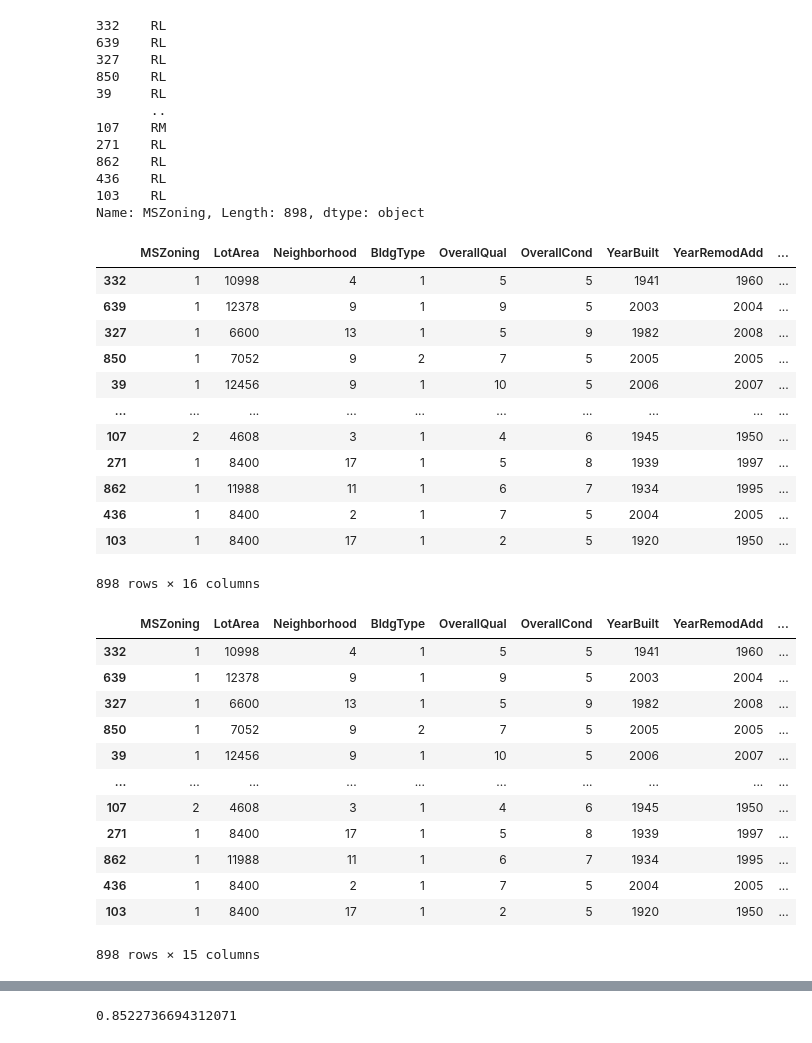
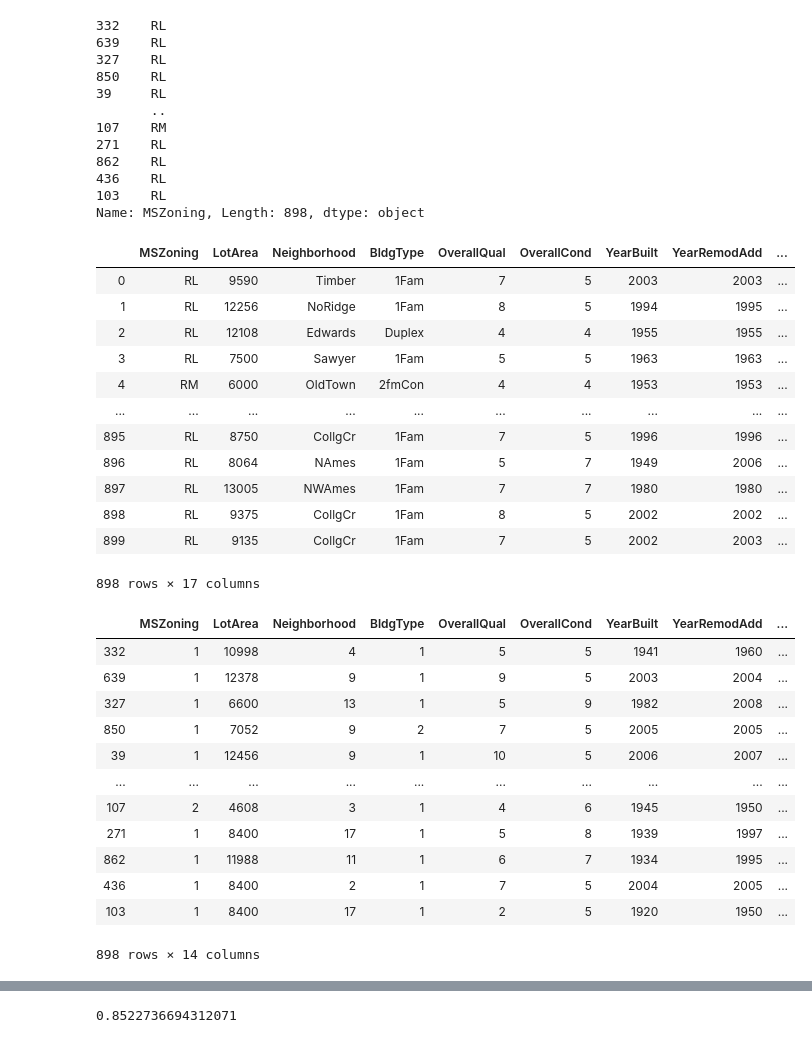
Before and after one commit to Tachmeton/Data-Science---Hausanalyse, a Jupyter notebook: Codebase.ipynb, the cells around one changed output, grey strips where cells are left out. Drawn from its saved outputs; the diff is of its cells as text; code cells hidden in the pictures.

```diff
--- a/Codebase.ipynb
+++ b/Codebase.ipynb
@@ -285,5 +289,5 @@ data.corr()
 # %% [markdown]
 Starke corr zwischen preis mit Qulität, TotalMsmtSF, LivArea, größe Garage. außerdem livArea und room above ground, Idee: eines weglassen
 # %%
-data.drop(columns = ["TotRmsAbvGrd"])
+dataP = data.drop(columns = ["TotRmsAbvGrd"])
 #data.drop(columns = ["YearBuilt"]) ???
@@ -304,5 +294,5 @@ data.drop(columns = ["TotRmsAbvGrd"])
 # %%
-data = data.drop(columns = ["YrSold"])
+dataP = dataP.drop(columns = ["YrSold"])
 # %% [markdown]
 Hat corr kaum relation mit SalePrice und auch mit den anderen keine, dassheißt hier gibt es keinen Mehrwert
 # %% [markdown]
@@ -331,6 +321,6 @@ aussreiser nach oben viele
 # %% [markdown]
 r
 # %%
-data = data.sample(frac=1, random_state = 42)
+dataP = dataP.sample(frac=1, random_state = 42)
 #Die Daten zufällig anordnen, random state damit Beispielrechnung richtig und Ergebnisse gelcih bleiben
 # %%
@@ -422,24 +412,24 @@ Name: MSZoning, Length: 898, dtype: object
 stringLabels = ["MSZoning","Neighborhood","BldgType","RoofStyle","HeatingQC","CentralAir"]
 # %%
 for element in stringLabels:
-    data.loc[:,element] = text_to_numbers(data.loc[:,element])
+    dataP.loc[:,element] = text_to_numbers(dataP.loc[:,element])
 data
 # %% [output]
 |  | MSZoning | LotArea | Neighborhood | BldgType | OverallQual | OverallCond | YearBuilt | YearRemodAdd | ... |
-| 332 | 1 | 10998 | 4 | 1 | 5 | 5 | 1941 | 1960 | ... |
-| 639 | 1 | 12378 | 9 | 1 | 9 | 5 | 2003 | 2004 | ... |
-| 327 | 1 | 6600 | 13 | 1 | 5 | 9 | 1982 | 2008 | ... |
-| 850 | 1 | 7052 | 9 | 2 | 7 | 5 | 2005 | 2005 | ... |
-| 39 | 1 | 12456 | 9 | 1 | 10 | 5 | 2006 | 2007 | ... |
+| 0 | RL | 9590 | Timber | 1Fam | 7 | 5 | 2003 | 2003 | ... |
+| 1 | RL | 12256 | NoRidge | 1Fam | 8 | 5 | 1994 | 1995 | ... |
+| 2 | RL | 12108 | Edwards | Duplex | 4 | 4 | 1955 | 1955 | ... |
+| 3 | RL | 7500 | Sawyer | 1Fam | 5 | 5 | 1963 | 1963 | ... |
+| 4 | RM | 6000 | OldTown | 2fmCon | 4 | 4 | 1953 | 1953 | ... |
 | ... | ... | ... | ... | ... | ... | ... | ... | ... | ... |
-| 107 | 2 | 4608 | 3 | 1 | 4 | 6 | 1945 | 1950 | ... |
-| 271 | 1 | 8400 | 17 | 1 | 5 | 8 | 1939 | 1997 | ... |
-| 862 | 1 | 11988 | 11 | 1 | 6 | 7 | 1934 | 1995 | ... |
-| 436 | 1 | 8400 | 2 | 1 | 7 | 5 | 2004 | 2005 | ... |
-| 103 | 1 | 8400 | 17 | 1 | 2 | 5 | 1920 | 1950 | ... |
+| 895 | RL | 8750 | CollgCr | 1Fam | 7 | 5 | 1996 | 1996 | ... |
+| 896 | RL | 8064 | NAmes | 1Fam | 5 | 7 | 1949 | 2006 | ... |
+| 897 | RL | 13005 | NWAmes | 1Fam | 7 | 7 | 1980 | 1980 | ... |
+| 898 | RL | 9375 | CollgCr | 1Fam | 8 | 5 | 2002 | 2002 | ... |
+| 899 | RL | 9135 | CollgCr | 1Fam | 7 | 5 | 2002 | 2003 | ... |
-898 rows × 16 columns
+898 rows × 17 columns
 # %%
-rawdata = data.loc[:,"MSZoning":"GarageCars"]
+rawdata = dataP.loc[:,"MSZoning":"GarageCars"]
 rawdata
 # %% [output]
 |  | MSZoning | LotArea | Neighborhood | BldgType | OverallQual | OverallCond | YearBuilt | YearRemodAdd | ... |
@@ -454,7 +444,7 @@ rawdata
 | 862 | 1 | 11988 | 11 | 1 | 6 | 7 | 1934 | 1995 | ... |
 | 436 | 1 | 8400 | 2 | 1 | 7 | 5 | 2004 | 2005 | ... |
 | 103 | 1 | 8400 | 17 | 1 | 2 | 5 | 1920 | 1950 | ... |
-898 rows × 15 columns
+898 rows × 14 columns
 # %%
 import math
 # %%
```
Also changed, not shown: parts of 29 cells of this notebook.
